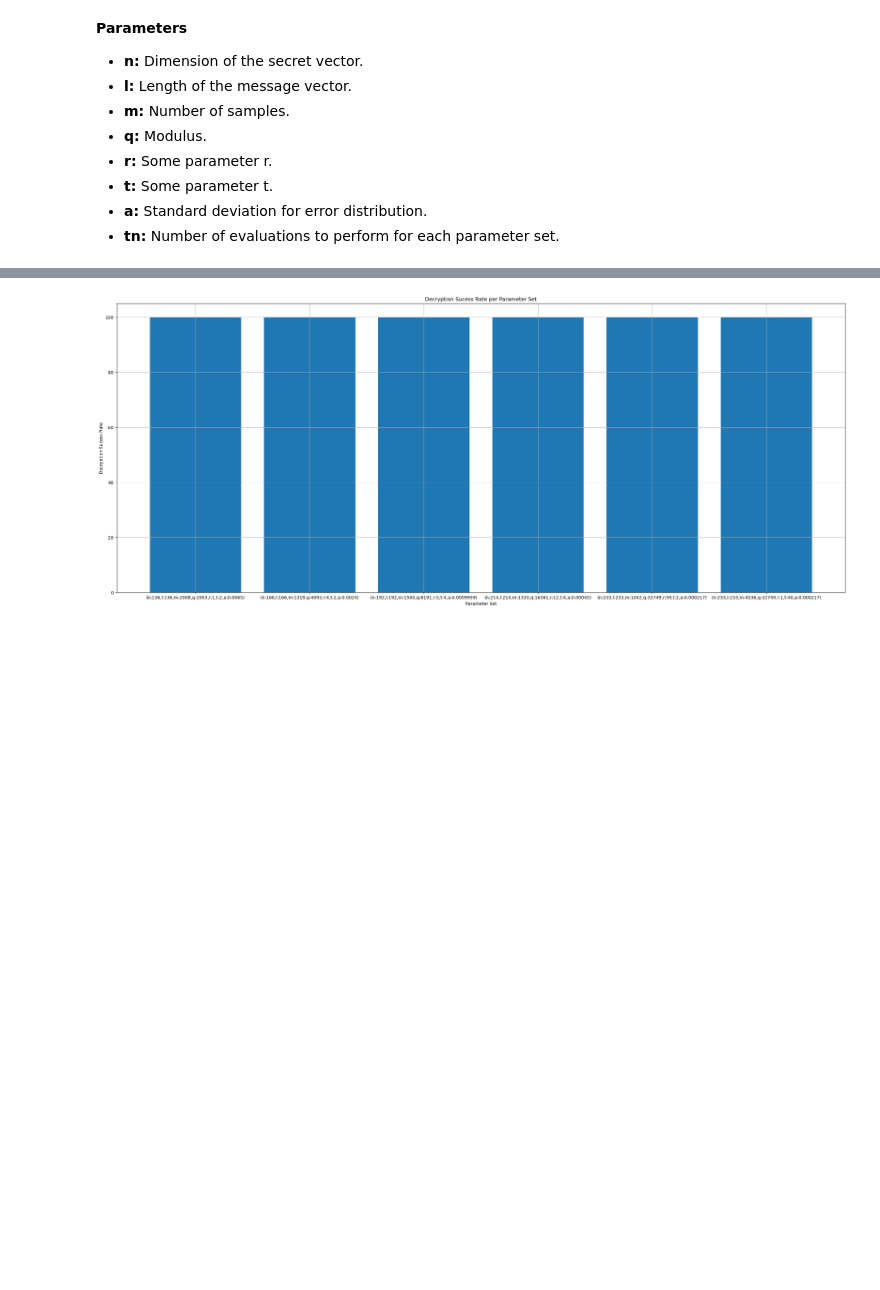
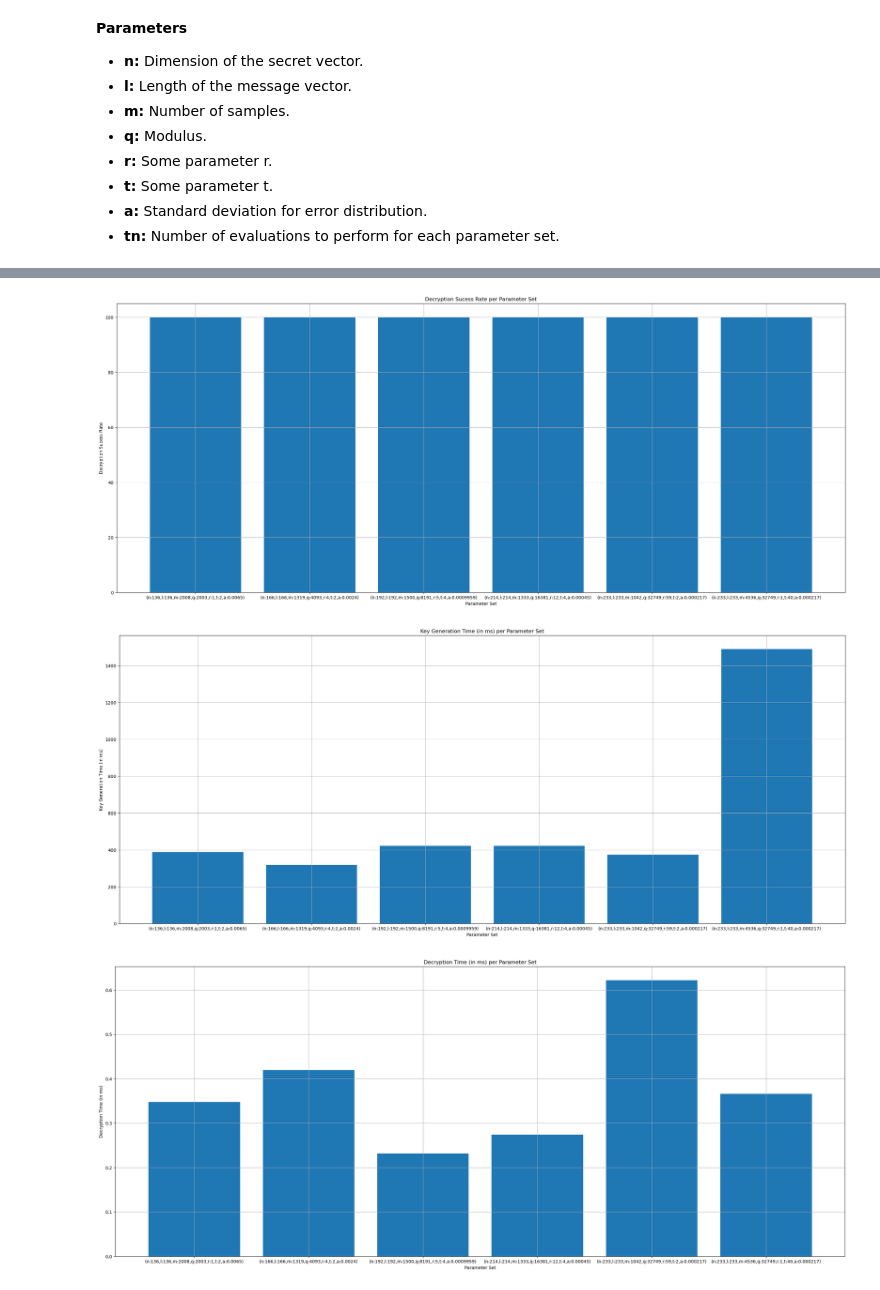
Before and after one commit to guinucool/PostQuantumCryptography, a Jupyter notebook: lattice-based/exercises.ipynb, the cells around one changed output, grey strips where cells are left out. Drawn from its saved outputs; the diff is of its cells as text; code cells hidden in the pictures; blank space fills up the shorter version.

```diff
--- a/lattice-based/exercises.ipynb
+++ b/lattice-based/exercises.ipynb
@@ -228,7 +319,7 @@ batch = [
 trials = 100
 # %%
 # Perform the evaluations
-for (p, l) in batch:
+for (p, l, kl, tl) in batch:
 
     # Encryption trials
     for _ in range(trials):
@@ -236,8 +327,14 @@ for (p, l) in batch:
         # Generate the parameter pair
         params = lwe.lwe_encapsulate_parameters(p[0], p[2], p[1], p[5], p[4], p[3])
 
+        # Start timing for key generation
+        lwe_key_start = time.process_time() * 1000
+
         # Generate the key pair
         key_pair = lwe.lwe_generate_key_pair(params, p[6])
+
+        # End timing for key generation
+        lwe_key_end = time.process_time() * 1000
 
         # Generate the secret vector
         m = lwe.lwe_generate_random_vector(params)
@@ -245,35 +342,65 @@ for (p, l) in batch:
         # Encrypt the secret vector
         ct = lwe.lwe_encrypt(m, key_pair[1], params)
 
+        # Start timing for decryption
+        lwe_start = time.process_time() * 1000
+
         # Decrypt the secret vector with private key
         d = lwe.lwe_decrypt(ct, key_pair[0], params)
 
+        # End timing for decryption
+        lwe_end = time.process_time() * 1000
+
         # Save the results for statistical purposes
         l.append(m == d)
+        kl.append(lwe_key_end - lwe_key_start)
+        tl.append(lwe_end - lwe_start)
 # %%
 # Calculate the axis arrays
-x = [f"(n:{p[0]},l:{p[1]},m:{p[2]},q:{p[3]},r:{p[4]},t:{p[5]},a:{p[6]})" for (p, _) in batch]
-y_1 = [n*l*4 + n*m*4 + l*m*4 for ((n, l, m, q, r, t, a), _) in batch]
-y_2 = [(sum(l) / len(l)) * 100 for (_, l) in batch]
+x = [f"(n:{p[0]},l:{p[1]},m:{p[2]},q:{p[3]},r:{p[4]},t:{p[5]},a:{p[6]})" for (p, _, _, _) in batch]
+y_1 = [n*l*4 + n*m*4 + l*m*4 for ((n, l, m, q, r, t, a), _, _, _) in batch]
+y_2 = [(sum(l) / len(l)) * 100 for (_, l, _, _) in batch]
+y_3 = [(sum(kl) / len(kl)) for (_, _, kl, _) in batch]
+y_4 = [(sum(tl) / len(tl)) for (_, _, _, tl) in batch]
 
-# Define the plot to show LLL attack sucess rate depending on n dimension
+# Define the plot to show LLL attack sucess rate depending on parameter set
 plt.figure(figsize=(30,12))
 plt.bar(x, y_1)
 plt.title("Total Keys Size (in Bytes) per Parameter Set")
 plt.xlabel("Parameter Set")
 plt.ylabel("Total Keys Size (in Bytes)")
 plt.grid(True)
 plt.show()
 
-# Define the plot to show decryption sucess rate depending on n dimension
+# Define the plot to show decryption sucess rate depending on parameter set
 plt.figure(figsize=(30,12))
 plt.bar(x, y_2)
 plt.title("Decryption Sucess Rate per Parameter Set")
 plt.xlabel("Parameter Set")
 plt.ylabel("Decryption Sucess Rate")
 plt.ylim(0, 105)
 plt.grid(True)
 plt.show()
+
+# Define the plot to show key generation time depending on parameter set
+plt.figure(figsize=(30,12))
+plt.bar(x, y_3)
+plt.title("Key Generation Time (in ms) per Parameter Set")
+plt.xlabel("Parameter Set")
+plt.ylabel("Key Generation Time (in ms)")
+plt.grid(True)
+plt.show()
+
+# Define the plot to show decryption time depending on parameter set
+plt.figure(figsize=(30,12))
+plt.bar(x, y_4)
+plt.title("Decryption Time (in ms) per Parameter Set")
+plt.xlabel("Parameter Set")
+plt.ylabel("Decryption Time (in ms)")
+plt.grid(True)
+plt.show()
 # %% [output]
 [figure]
 [figure]
+[figure, added]
+[figure, added]
```
Also changed, not shown: parts of 9 cells of this notebook, 10 other files.
